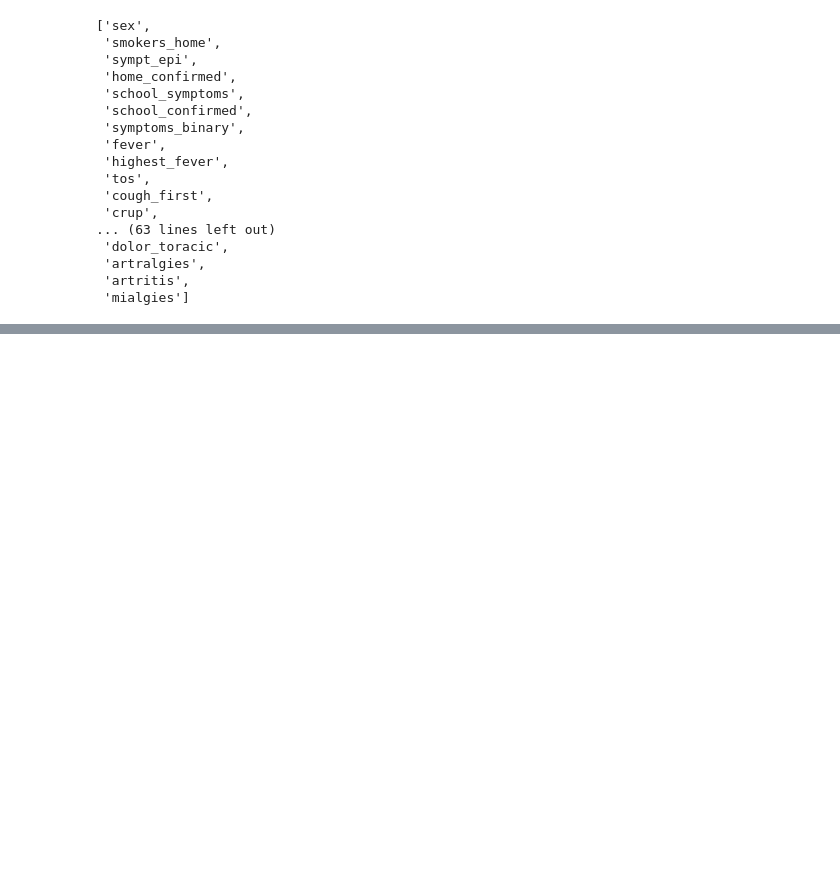
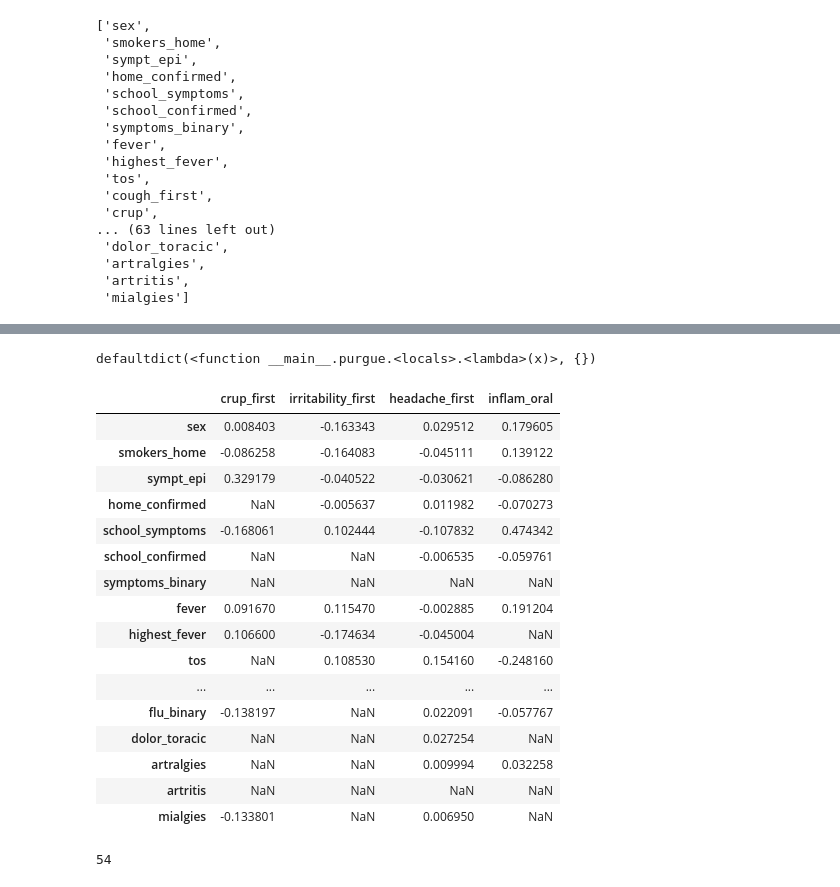
Before and after one commit to gfelis/BitsXLaMarato, a Jupyter notebook: main.ipynb, the cells around one changed output, grey strips where cells are left out. Drawn from its saved outputs; the diff is of its cells as text; code cells hidden in the pictures; blank space fills up the shorter version.

Commit message:
simplified a lot of columns

```diff
--- a/main.ipynb
+++ b/main.ipynb
@@ -410,0 +476,30 @@ defaultdict(<function __main__.<lambda>()>,
+# %%
+negative_correlations = negative_correlations_group(df)
+el2 = list(filter(lambda x: len(negative_correlations[x]) != 0, negative_correlations))
+purgue(el2, negative_correlations)
+# %% [output]
+defaultdict(<function __main__.purgue.<locals>.<lambda>(x)>, {})
+# %%
+df.corr()[['crup_first', 'irritability_first', 'headache_first', 'inflam_oral']]
+# %% [output]
+|  | crup_first | irritability_first | headache_first | inflam_oral |
+| sex | 0.008403 | -0.163343 | 0.029512 | 0.179605 |
+| smokers_home | -0.086258 | -0.164083 | -0.045111 | 0.139122 |
+| sympt_epi | 0.329179 | -0.040522 | -0.030621 | -0.086280 |
+| home_confirmed | NaN | -0.005637 | 0.011982 | -0.070273 |
+| school_symptoms | -0.168061 | 0.102444 | -0.107832 | 0.474342 |
+| school_confirmed | NaN | NaN | -0.006535 | -0.059761 |
+| symptoms_binary | NaN | NaN | NaN | NaN |
+| fever | 0.091670 | 0.115470 | -0.002885 | 0.191204 |
+| highest_fever | 0.106600 | -0.174634 | -0.045004 | NaN |
+| tos | NaN | 0.108530 | 0.154160 | -0.248160 |
+| ... | ... | ... | ... | ... |
+| flu_binary | -0.138197 | NaN | 0.022091 | -0.057767 |
+| dolor_toracic | NaN | NaN | 0.027254 | NaN |
+| artralgies | NaN | NaN | 0.009994 | 0.032258 |
+| artritis | NaN | NaN | NaN | NaN |
+| mialgies | -0.133801 | NaN | 0.006950 | NaN |
+# %%
+len(df.columns)
+# %% [output]
+54
```
Also changed, not shown: parts of 22 cells of this notebook.
